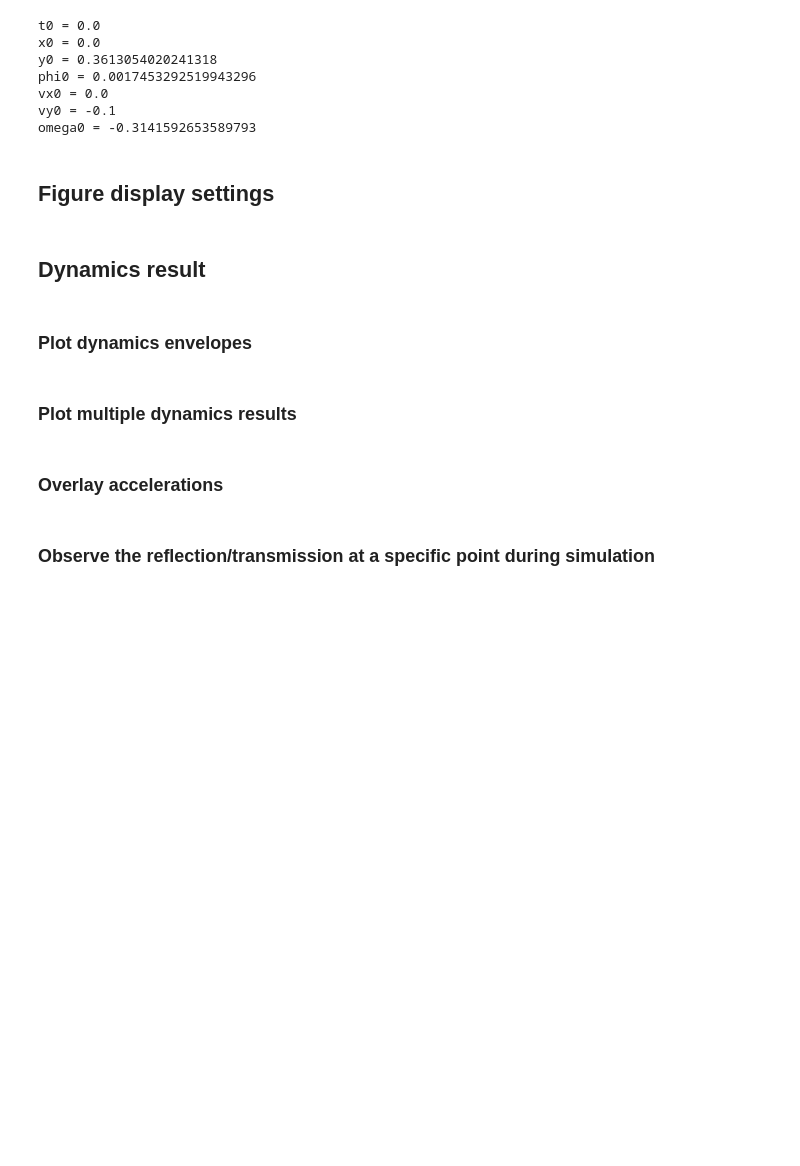
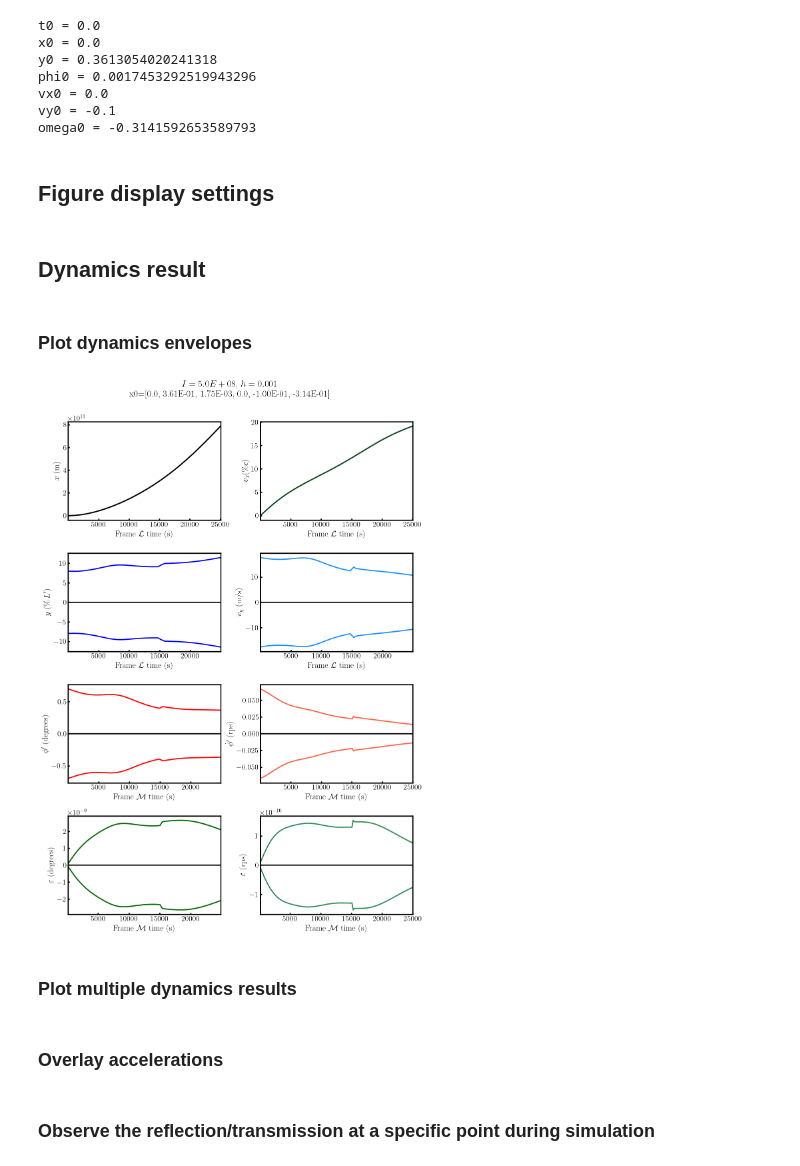
Before and after one commit to jadonylin/relativistic-lightsail-dynamics, a Jupyter notebook: Dynamics/Dynamics_results.ipynb, the cells around one changed output. Drawn from its saved outputs; the diff is of its cells as text; code cells hidden in the pictures; blank space fills up the shorter version.

Commit message:
Observe MdSnpmin20 rotation IC dynamics

```diff
--- a/Dynamics/Dynamics_results.ipynb
+++ b/Dynamics/Dynamics_results.ipynb
@@ -40,10 +42,8 @@ runID = "MdSnpminOpt20"
 
 fname_preamble = '/Users/jlin0351/Library/CloudStorage/OneDrive-TheUniversityofSydney(Students)/Doppler Damping - Jadon Lin/Documentation/Data/relativistic-lightsail-dynamics'
 pkl_fname = fname_preamble + f'/Dynamics/{runID}_Dynamics.pkl'
-# start = 0
-start = 15000.
-# end = -1
-end = 15500.
+start = 0
+end = -1
 
 x0_dyn, h, I_dyn, timeM_trunc, timeL_trunc, \
 x_trunc, y_trunc, vx_trunc, vy_trunc, phiM_trunc, phidotM_trunc, \
@@ -59,7 +59,7 @@ omega0 = -0.3141592653589793
 # %% [markdown]
 ## Figure display settings
 # %%
-l_width = 1.6
+l_width = 2.5
 
 ## Colors
 colorX = "black"
@@ -128,38 +128,40 @@ second_yaxis_ylabels = [None, None, None, None, None, None, r"$\theta'$ (degrees
 # %%
 from dynplot import hl_envelopes_idx
 
 num_indices_to_smooth = 1000  # number of indices over which to smooth out and find the envelope
 
 min_times = []
 max_times = []
 min_coords = []
 max_coords = []
 for idx, (t, coord) in enumerate(zip(times,coords)):
     if idx < 2:
         min_coords.append(coord)
         max_coords.append(coord)
         min_times.append(t)
         max_times.append(t)
     else:
         min_indices, max_indices = hl_envelopes_idx(coord, dmin=num_indices_to_smooth, dmax=num_indices_to_smooth)
         min_coords.append(coord[min_indices])
         max_coords.append(coord[max_indices])
         min_times.append(t[min_indices])
         max_times.append(t[max_indices])
 
 edyn_fig, edyn_axs = dynplot.show_dynamics(4, 2, min_times, min_coords, colors, xlabels, ylabels,
                                            show_zero_line, second_yaxis_coords, second_yaxis_colors, second_yaxis_ylabels)
 
 axs_flat = edyn_axs.flatten()
 for ax_idx, ax in enumerate(axs_flat):
     ax.plot(max_times[ax_idx], max_coords[ax_idx], linewidth=l_width, color=colors[ax_idx])
 
-# edyn_fig_title = edyn_fig.suptitle(rf"$I={I_dyn:.1E}$, $h={h}$" "\n" rf"x0=[{x0_dyn[0]}, {x0_dyn[1]:.2E}, {x0_dyn[2]:.2E}, {x0_dyn[3]}, {x0_dyn[4]:.2E}, {x0_dyn[5]:.2E}]",
-#         y=1.05)
+edyn_fig_title = edyn_fig.suptitle(rf"$I={I_dyn:.1E}$, $h={h}$" "\n" rf"x0=[{x0_dyn[0]}, {x0_dyn[1]:.2E}, {x0_dyn[2]:.2E}, {x0_dyn[3]}, {x0_dyn[4]:.2E}, {x0_dyn[5]:.2E}]",
+        y=1.05)
 
-# ftype = ".pdf"
-# save_fname = fname_preamble + f"/Dynamics/{runID}_envelope_dynamics" + ftype
-# edyn_fig.savefig(save_fname, bbox_inches="tight")
+ftype = ".pdf"
+save_fname = fname_preamble + f"/Dynamics/{runID}_envelope_dynamics" + ftype
+edyn_fig.savefig(save_fname, bbox_inches="tight")
+# %% [output]
+[figure, added]
 # %% [markdown]
 ### Plot multiple dynamics results
 # %%
```
Also changed, not shown: parts of 2 cells of this notebook.
